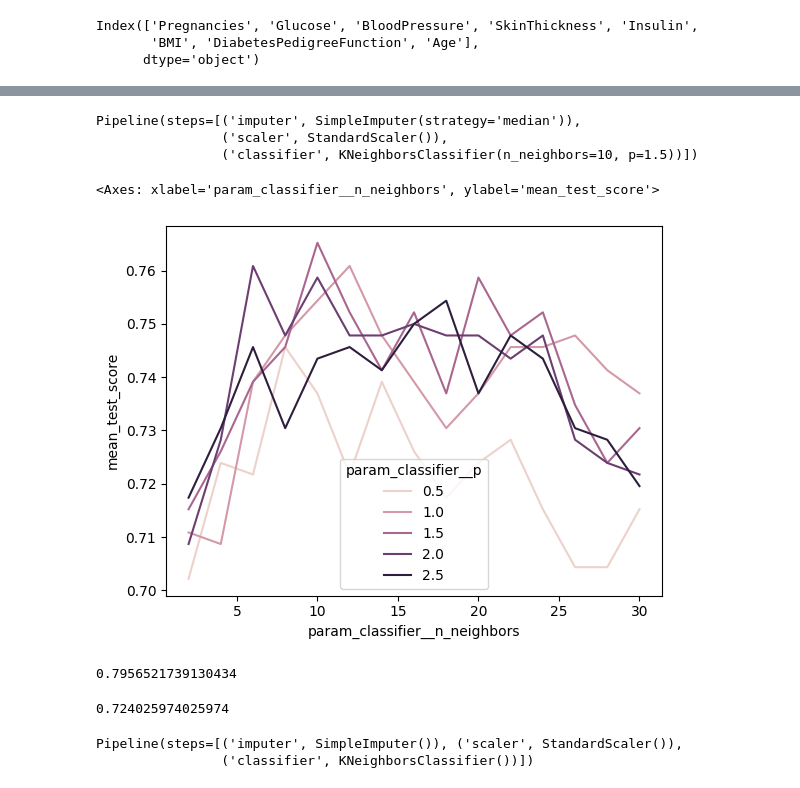
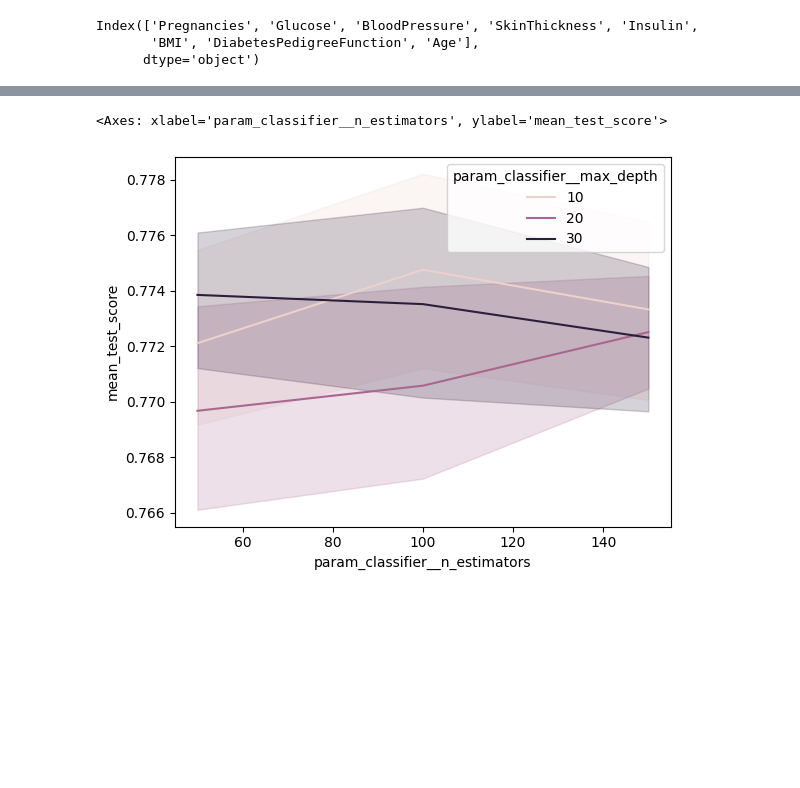
Before and after one commit to 4GeeksAcademy/nicholasdetriorandomforest, a Jupyter notebook: src/explore.ipynb, the cells around one changed output, grey strips where cells are left out. Saved outputs shown, nothing was run; the diff lists cells and outputs as text; code cells hidden in the pictures; blank space fills up the shorter version.

Commit message:
second commit for pipeline

```diff
--- a/src/explore.ipynb
+++ b/src/explore.ipynb
@@ -249,0 +237,3 @@ parameters_grid
+# %%
+max_depth_values = [10, 20, 30,]
+max_depth_values
@@ -250,4 +242,13 @@ parameters_grid
+# %%
+parameters_grid2 = {
+    'imputer__strategy' : ['mean', 'median'],
+    'scaler' : [StandardScaler(), MinMaxScaler()],
+    'classifier__n_estimators' : n_estimators,
+    'classifier__max_depth' : max_depth_values,
+    'classifier__max_features': ['sqrt', 'log2'],
+    'classifier__criterion' :['gini', 'entropy']
+}
 # %%
-grid_search = GridSearchCV(pipe, parameters_grid, scoring='accuracy')
+grid_search = GridSearchCV(pipe, parameters_grid2, scoring='accuracy')
 grid_search
 # %% [output]
@@ -260,4 +265,4 @@ GridSearchCV(estimator=Pipeline(steps=[('imputer',
              scoring='accuracy')
 # %%
-grid_search.fit(X_train, y_train)
+grid_search.fit(X_train_pipe, y_train_pipe)
 # %% [output]
@@ -275,24 +289,11 @@ grid_search.best_params_
-# %%
-pipe_optimal = grid_search.best_estimator_
-pipe_optimal
-# %% [output]
-Pipeline(steps=[('imputer', SimpleImputer(strategy='median')),
-                ('scaler', StandardScaler()),
-                ('classifier', KNeighborsClassifier(n_neighbors=10, p=1.5))])
 # %%
 import seaborn as sns
+import pandas as pd
+from sklearn.model_selection import GridSearchCV
 
+# Assuming grid_search is your fitted GridSearchCV object
 CV_df = pd.DataFrame(grid_search.cv_results_)
-
-sns.lineplot(data=CV_df, x='param_classifier__n_neighbors', y='mean_test_score', hue='param_classifier__p')
+sns.lineplot(data=CV_df, x='param_classifier__n_estimators', y='mean_test_score', hue='param_classifier__max_depth')
 # %% [output]
-<Axes: xlabel='param_classifier__n_neighbors', ylabel='mean_test_score'>
+<Axes: xlabel='param_classifier__n_estimators', ylabel='mean_test_score'>
-[figure, old version]
+[figure, new version]
-# %%
-pipe_optimal.score(X_train, y_train)
-# %% [output]
-0.7956521739130434
-# %%
-pipe_optimal.score(X_test, y_test)
-# %% [output]
-0.724025974025974
@@ -311,12 +299,0 @@ X_train, X_test, y_train, y_test = train_test_split(
-# %%
-pipe = Pipeline(
-    steps = [
-        ('imputer', SimpleImputer()),
-        ('scaler', StandardScaler()),
-        ('classifier', KNeighborsClassifier())
-    ])
-
-pipe
-# %% [output]
-Pipeline(steps=[('imputer', SimpleImputer()), ('scaler', StandardScaler()),
-                ('classifier', KNeighborsClassifier())])
```
Also changed, not shown: parts of 25 cells of this notebook.
